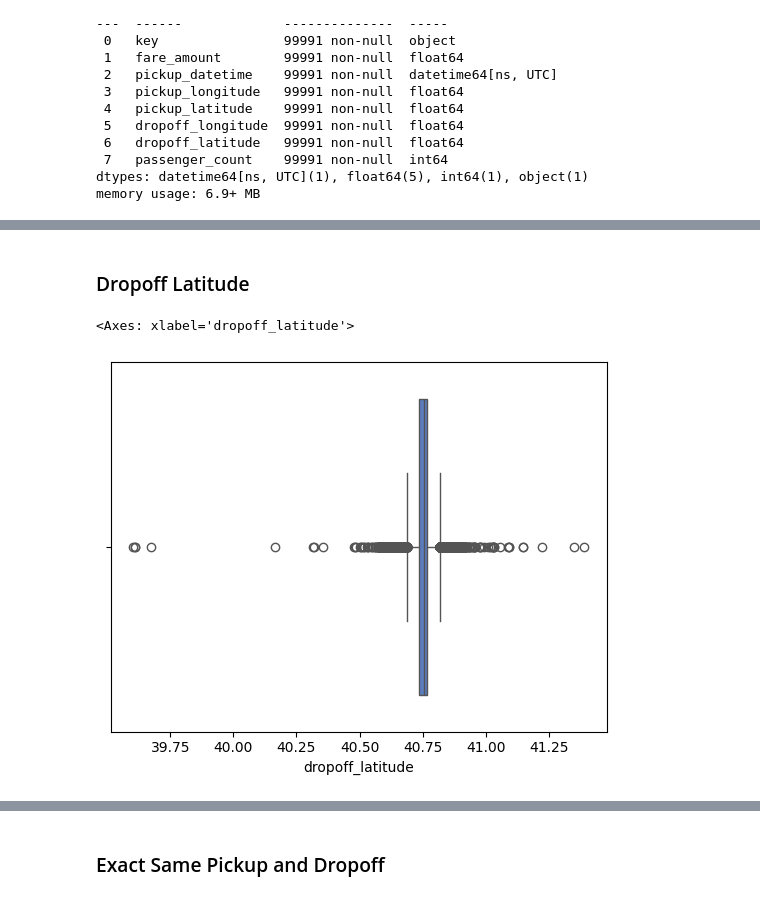
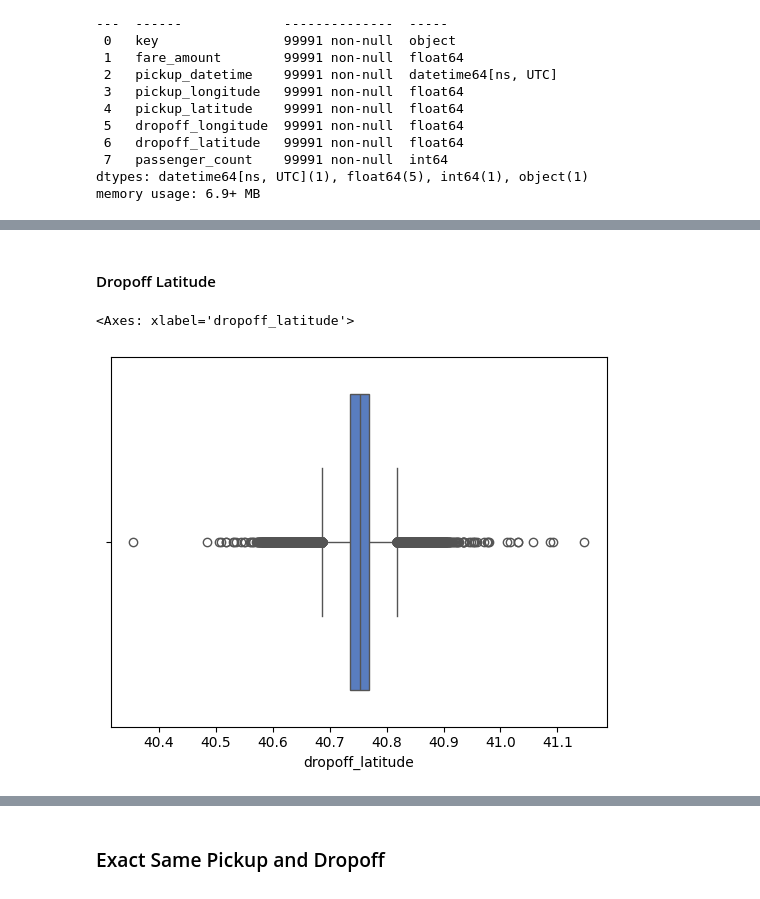
Before and after one commit to ahealion1/Data-Science-Projects, a Jupyter notebook: TaxiFarePrediction/taxi-fare-prediction.ipynb, the cells around one changed output, grey strips where cells are left out. Saved outputs shown, nothing was run; the diff lists cells and outputs as text; code cells hidden in the pictures.

```diff
--- a/TaxiFarePrediction/taxi-fare-prediction.ipynb
+++ b/TaxiFarePrediction/taxi-fare-prediction.ipynb
@@ -156 +160,4 @@ memory usage: 6.9+ MB
+# %%
+longitude_bound = (-74.3, -73.5)    # -74.3, -73.5
+latitude_bound = (40.5, 41.0)       # 40.5, 41.0
 # %% [markdown]
@@ -163,6 +170,6 @@ sns.boxplot(data=taxi.loc[taxi['pickup_longitude'].between(-80, -70)], x='pickup
 # %%
-# len(taxi.loc[~taxi['pickup_longitude'].between(-74.5, -73.2)])
-taxi = taxi.loc[taxi['pickup_longitude'].between(-74.5, -73.2)]
+# len(taxi.loc[~taxi['pickup_longitude'].between(*longitude_bound)])
+taxi = taxi.loc[taxi['pickup_longitude'].between(*longitude_bound)]
 taxi.describe()
 # %% [output]
 |  | fare_amount | pickup_longitude | pickup_latitude | dropoff_longitude | dropoff_latitude | passenger_count |
@@ -184,6 +191,6 @@ sns.boxplot(data=taxi.loc[taxi['pickup_latitude'].between(30, 50)], x='pickup_la
 # %%
-# len(taxi.loc[~taxi['pickup_latitude'].between(40, 41.5)])
-taxi = taxi.loc[taxi['pickup_latitude'].between(40, 41.5)]
+# len(taxi.loc[~taxi['pickup_latitude'].between(*latitude_bound)])
+taxi = taxi.loc[taxi['pickup_latitude'].between(*latitude_bound)]
 taxi.describe()
 # %% [output]
 |  | fare_amount | pickup_longitude | pickup_latitude | dropoff_longitude | dropoff_latitude | passenger_count |
@@ -205,6 +212,6 @@ sns.boxplot(data=taxi.loc[taxi['dropoff_longitude'].between(-80, -70)], x='dropo
 # %%
-# len(taxi.loc[~taxi['dropoff_longitude'].between(-74.5, -73.2)])
-taxi = taxi.loc[taxi['dropoff_longitude'].between(-74.5, -73.2)]
+# len(taxi.loc[~taxi['dropoff_longitude'].between(*longitude_bound)])
+taxi = taxi.loc[taxi['dropoff_longitude'].between(*longitude_bound)]
 taxi.describe()
 # %% [output]
 |  | fare_amount | pickup_longitude | pickup_latitude | dropoff_longitude | dropoff_latitude | passenger_count |
@@ -219,8 +226,8 @@ taxi.describe()
 # %% [markdown]
-### Dropoff Latitude
+#### Dropoff Latitude
 # %%
-sns.boxplot(data=taxi.loc[taxi['dropoff_latitude'].between(30, 50)], x='dropoff_latitude')
+sns.boxplot(data=taxi.loc[taxi['dropoff_latitude'].between(40.0, 42.0)], x='dropoff_latitude')
 # %% [output]
 <Axes: xlabel='dropoff_latitude'>
-[figure, old version]
+[figure, new version]
 # %%
```
Also changed, not shown: parts of 25 cells of this notebook, 1 other file.
